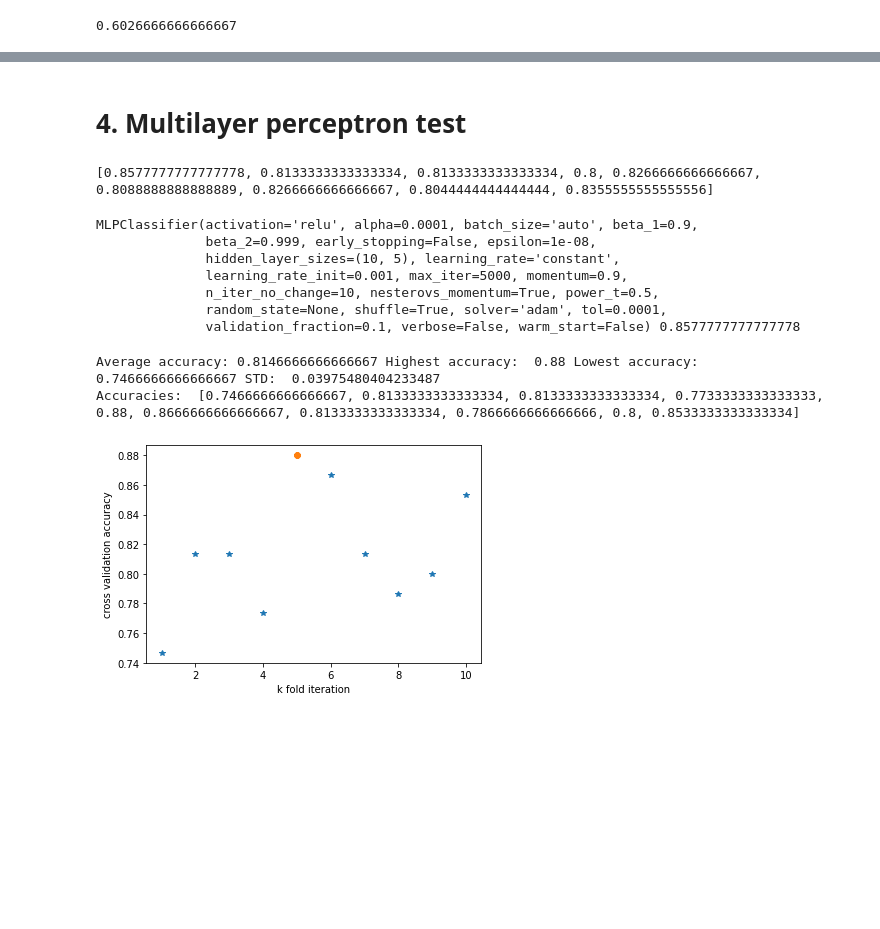
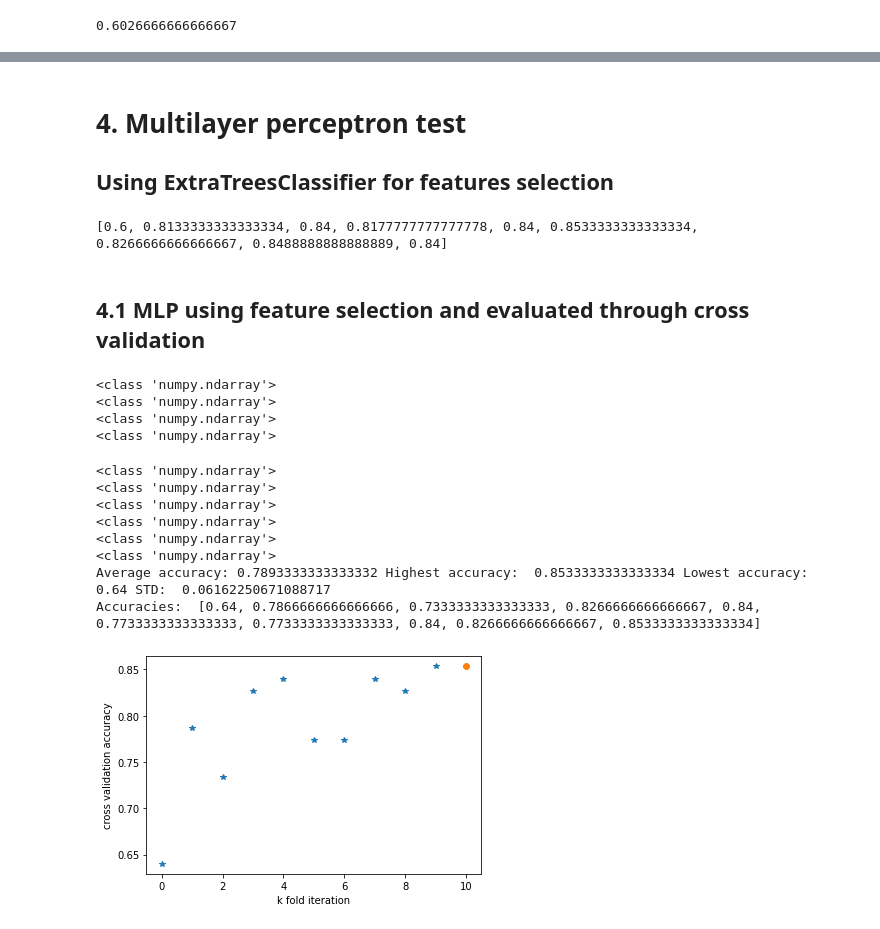
Before and after one commit to antongollbo123/spotify_project, a Jupyter notebook: SML_classification_songs.ipynb, the cells around one changed output, grey strips where cells are left out. Cells and saved outputs as stored; diff of their text form; code cells hidden in the pictures; blank space fills up the shorter version.

```diff
--- a/SML_classification_songs.ipynb
+++ b/SML_classification_songs.ipynb
@@ -164,13 +238,13 @@ url2 = r'data\songs_to_classify.csv'
 songTraining = pd.read_csv(url, dtype={'ID': str}).dropna().reset_index(drop=True)
 songTest = pd.read_csv(url2, dtype={'ID': str}).dropna().reset_index(drop=True)
 
-df_model = songTraining.copy()
+song_training = df_songs_training.copy()
 #Split data into x and y
-x = df_model.drop(columns=['label'])
-y = df_model['label']
+x = song_training.drop(columns=['label'])
+y = song_training['label']
 
-#Perform feature selection using ExtraTreesClassifier with 10 classes
-clf = ExtraTreesClassifier(n_estimators=10, criterion = "entropy")
+#Perform feature selection using ExtraTreesClassifier with max 9 features
+clf = ExtraTreesClassifier(n_estimators=10, criterion = "entropy", max_features=7)
 #Fit data according to selected important features
 clf = clf.fit(x, y)
 clf.feature_importances_
@@ -188,6 +262,7 @@ misclassifications = np.zeros(len(K))
 for train_index, val_index in crossVal.split(X):
     X_train, X_validation = X[train_index], X[val_index]
     y_train, y_validation = y[train_index], y[val_index]
+    #Standardize data with mean 0 and std 1
     scaler = StandardScaler()
     scaler.fit(X_train)
     scaler.transform(X_train)
@@ -206,13 +281,5 @@ plt.plot(np.argmax(misclassifications),max(misclassifications), marker="8")
 plt.xlabel("k value")
 plt.ylabel("cross validation accuracy")
 best_k = np.argmax(misclassifications)
-print("The best K-value is given at k = ", np.argmax(misclassifications), "which results in the accuracy: ",  max(misclassifications))
-
-X_songTest = songTest
-X_songTest_new = X_songTest[["acousticness", "danceability", "energy", "loudness", "speechiness"]]
-
-kNNModel = skl_nb.KNeighborsClassifier(n_neighbors = best_k)
-kNNModel.fit(X, y)
-
-kNN_predict = kNNModel.predict(X_songTest_new)
+print("The best K-value is given at k = ", best_k, "which results in the accuracy: ",  max(misclassifications))
 # %% [output]
@@ -264,11 +288,11 @@ knn_str_prediction
 # %% [markdown]
 # 4. Multilayer perceptron test
+
+## Using ExtraTreesClassifier for features selection
 # %%
-df_model = songTraining.copy()
-
-df_model = songTraining.copy()
-x = df_model.drop(columns=['label'])
-y = df_model['label']#Split data
+song_training = df_songs_training
+x = song_training.drop(columns=['label'])
+y = song_training['label']#Split data
 
 clf = ExtraTreesClassifier(n_estimators=10, criterion = "entropy")
 clf = clf.fit(x, y)
@@ -290,75 +314,72 @@ for i in iterations:
 
 print(accuracies)
 # %% [output]
-[0.8577777777777778, 0.8133333333333334, 0.8133333333333334, 0.8, 0.8266666666666667, 0.8088888888888889, 0.8266666666666667, 0.8044444444444444, 0.8355555555555556]
+[0.6, 0.8133333333333334, 0.84, 0.8177777777777778, 0.84, 0.8533333333333334, 0.8266666666666667, 0.8488888888888889, 0.84]
-# %%
-print(mlps[0], accuracies[0])
-# %% [output]
-MLPClassifier(activation='relu', alpha=0.0001, batch_size='auto', beta_1=0.9,
-              beta_2=0.999, early_stopping=False, epsilon=1e-08,
-              hidden_layer_sizes=(10, 5), learning_rate='constant',
-              learning_rate_init=0.001, max_iter=5000, momentum=0.9,
-              n_iter_no_change=10, nesterovs_momentum=True, power_t=0.5,
-              random_state=None, shuffle=True, solver='adam', tol=0.0001,
-              validation_fraction=0.1, verbose=False, warm_start=False) 0.8577777777777778
+# %% [markdown]
+## 4.1 MLP using feature selection and evaluated through cross validation
 # %%
 df_model = songTraining.copy()
 x = df_model.drop(columns=['label'])
 y = df_model['label']#Split data
 
-clf = ExtraTreesClassifier(n_estimators=10, criterion = "entropy")
+clf = ExtraTreesClassifier(n_estimators=10, criterion = "entropy", max_features=9)
 clf = clf.fit(x, y)
 clf.feature_importances_
 model = SelectFromModel(clf, prefit=True)
 X = model.transform(x)
-splits = 10
+#splits = 10
 misclassifications = np.zeros(splits)
 accuracies_new = []
 layer_size = (10,5)
-i = []
-ii = 0
+iterations = 0
 crossVal = skl_ms.KFold(n_splits=splits,shuffle = True)
 newsplit = crossVal.split(X)
 
 best_model = 0
 best_acc = 0
 
-
 for train_index, val_index in crossVal.split(X):
-    ii += 1
-    i.append(ii)
+    iterations = iterations+1
     X_train, X_validation = X[train_index], X[val_index]
     y_train, y_validation = y[train_index], y[val_index]
     scaler = StandardScaler()
     scaler.fit(X_train)
 
     mlpModel = MLPClassifier(hidden_layer_sizes= layer_size, max_iter = 5000)
     mlpModel.fit(X_train, y_train)
     mlpPredict = mlpModel.predict(X_validation)
     iteration_accuracy = accuracy_score(y_validation,mlpPredict)
     accuracies_new.append(iteration_accuracy)
 
     if iteration_accuracy > best_acc:
         best_acc = iteration_accuracy
         best_model = mlpModel
 
 
 print("Average accuracy:", np.mean(accuracies_new), "Highest accuracy: ", max(accuracies_new), "Lowest accuracy: ", min(accuracies_new), "STD: " , np.std(accuracies_new))
 print("Accuracies: ", accuracies_new)
 
-
 best_model_predict = best_model.predict(X)
 best_model_accuracy = accuracy_score(y, best_model_predict)
 confusion_matrix(y, best_model_predict)
 
-
 best_index = np.argmax(accuracies_new)
-plt.plot(i, accuracies_new,"*")
+plt.plot(range(0,iterations), accuracies_new,"*")
 plt.plot(best_index+1, accuracies_new[best_index],marker="8")
 plt.xlabel("k fold iteration")
 plt.ylabel("cross validation accuracy")
 plt.show()
 # %% [output]
-Average accuracy: 0.8146666666666667 Highest accuracy:  0.88 Lowest accuracy:  0.7466666666666667 STD:  0.03975480404233487
-Accuracies:  [0.7466666666666667, 0.8133333333333334, 0.8133333333333334, 0.7733333333333333, 0.88, 0.8666666666666667, 0.8133333333333334, 0.7866666666666666, 0.8, 0.8533333333333334]
+<class 'numpy.ndarray'>
+<class 'numpy.ndarray'>
+<class 'numpy.ndarray'>
+<class 'numpy.ndarray'>
+<class 'numpy.ndarray'>
+<class 'numpy.ndarray'>
+<class 'numpy.ndarray'>
+<class 'numpy.ndarray'>
+<class 'numpy.ndarray'>
+<class 'numpy.ndarray'>
+Average accuracy: 0.7893333333333332 Highest accuracy:  0.8533333333333334 Lowest accuracy:  0.64 STD:  0.06162250671088717
+Accuracies:  [0.64, 0.7866666666666666, 0.7333333333333333, 0.8266666666666667, 0.84, 0.7733333333333333, 0.7733333333333333, 0.84, 0.8266666666666667, 0.8533333333333334]
-[figure, old version]
+[figure, new version]
```
Also changed, not shown: parts of 25 cells of this notebook.
